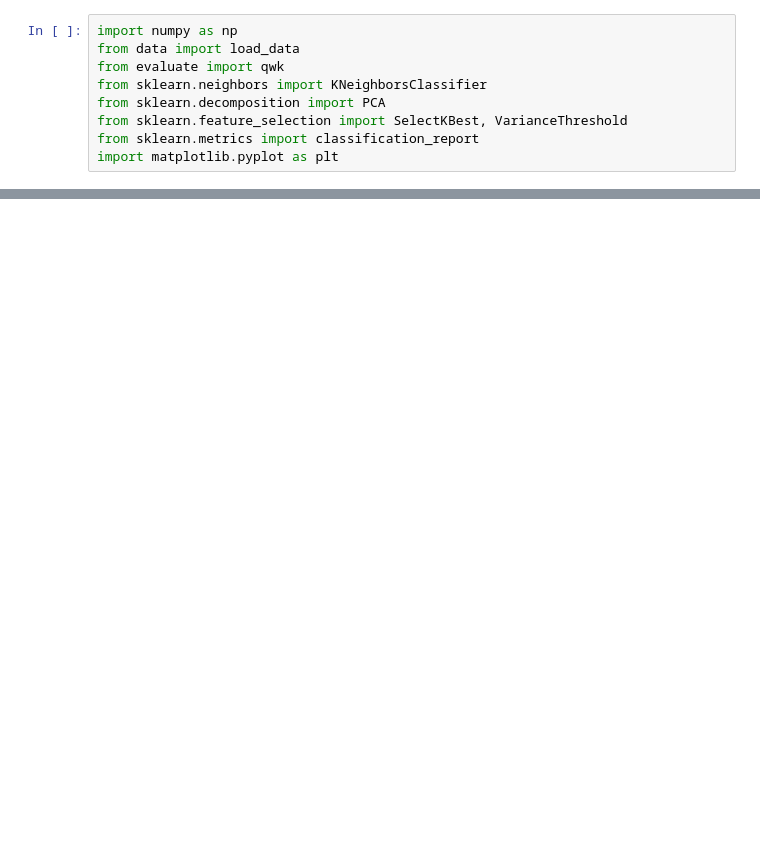
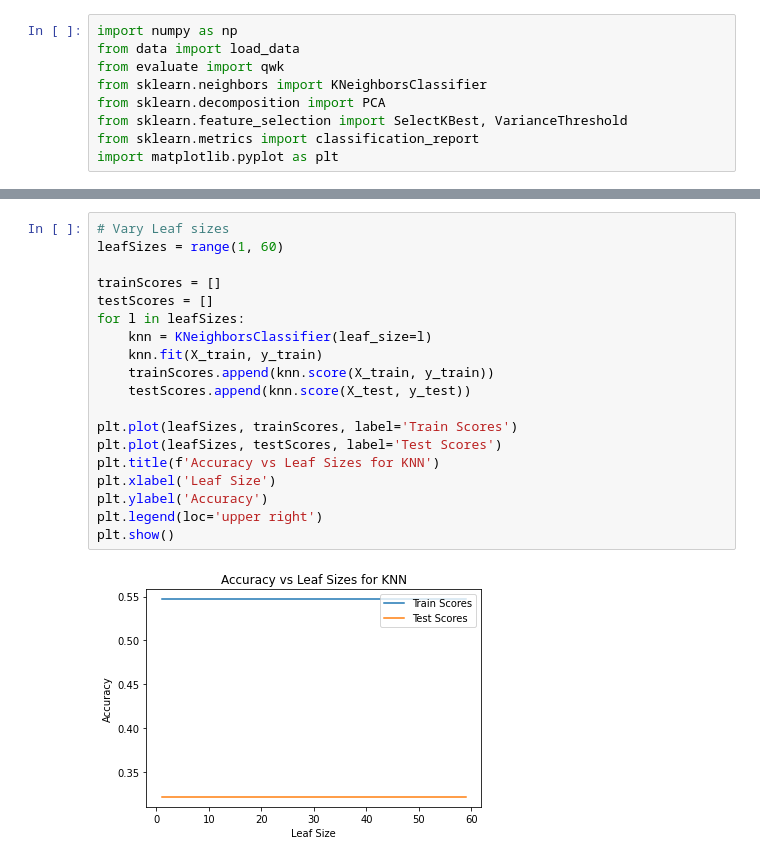
Before and after one commit to RoryEagle/cs9417_aiCaramba, a Jupyter notebook: knn.ipynb, the cells around one changed output, grey strips where cells are left out. Saved outputs shown, nothing was run; the diff lists cells and outputs as text; blank space fills up the shorter version.

```diff
--- a/knn.ipynb
+++ b/knn.ipynb
@@ -69,0 +96,21 @@ for i, label in enumerate(dataLabels):
+# %%
+# Vary Leaf sizes
+leafSizes = range(1, 60)
+
+trainScores = []
+testScores = []
+for l in leafSizes:
+    knn = KNeighborsClassifier(leaf_size=l)
+    knn.fit(X_train, y_train)
+    trainScores.append(knn.score(X_train, y_train))
+    testScores.append(knn.score(X_test, y_test))
+
+plt.plot(leafSizes, trainScores, label='Train Scores')
+plt.plot(leafSizes, testScores, label='Test Scores')
+plt.title(f'Accuracy vs Leaf Sizes for KNN')
+plt.xlabel('Leaf Size')
+plt.ylabel('Accuracy')
+plt.legend(loc='upper right')
+plt.show()
+# %% [output]
+[figure, added]
```
Also changed, not shown: parts of 6 cells of this notebook.
